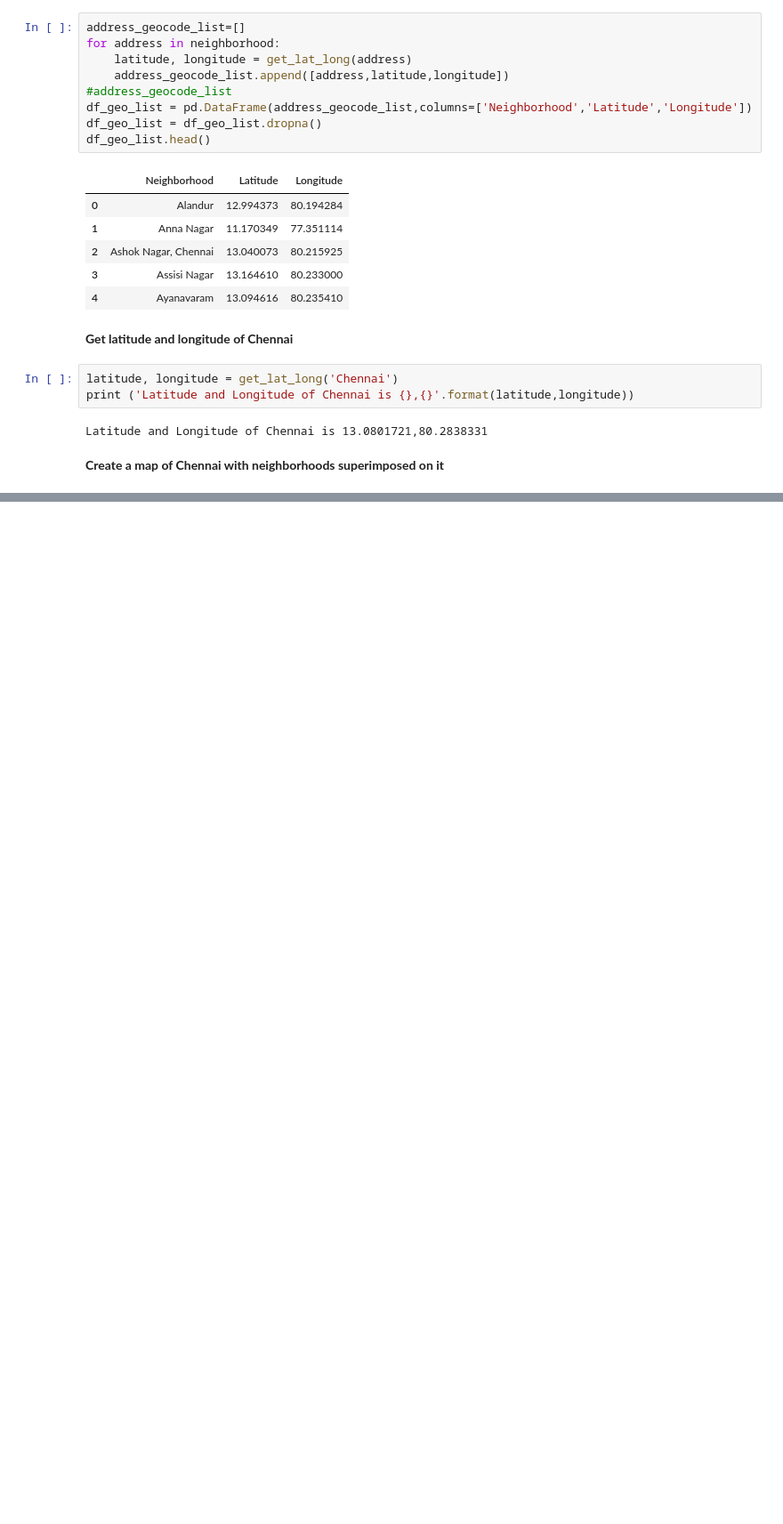
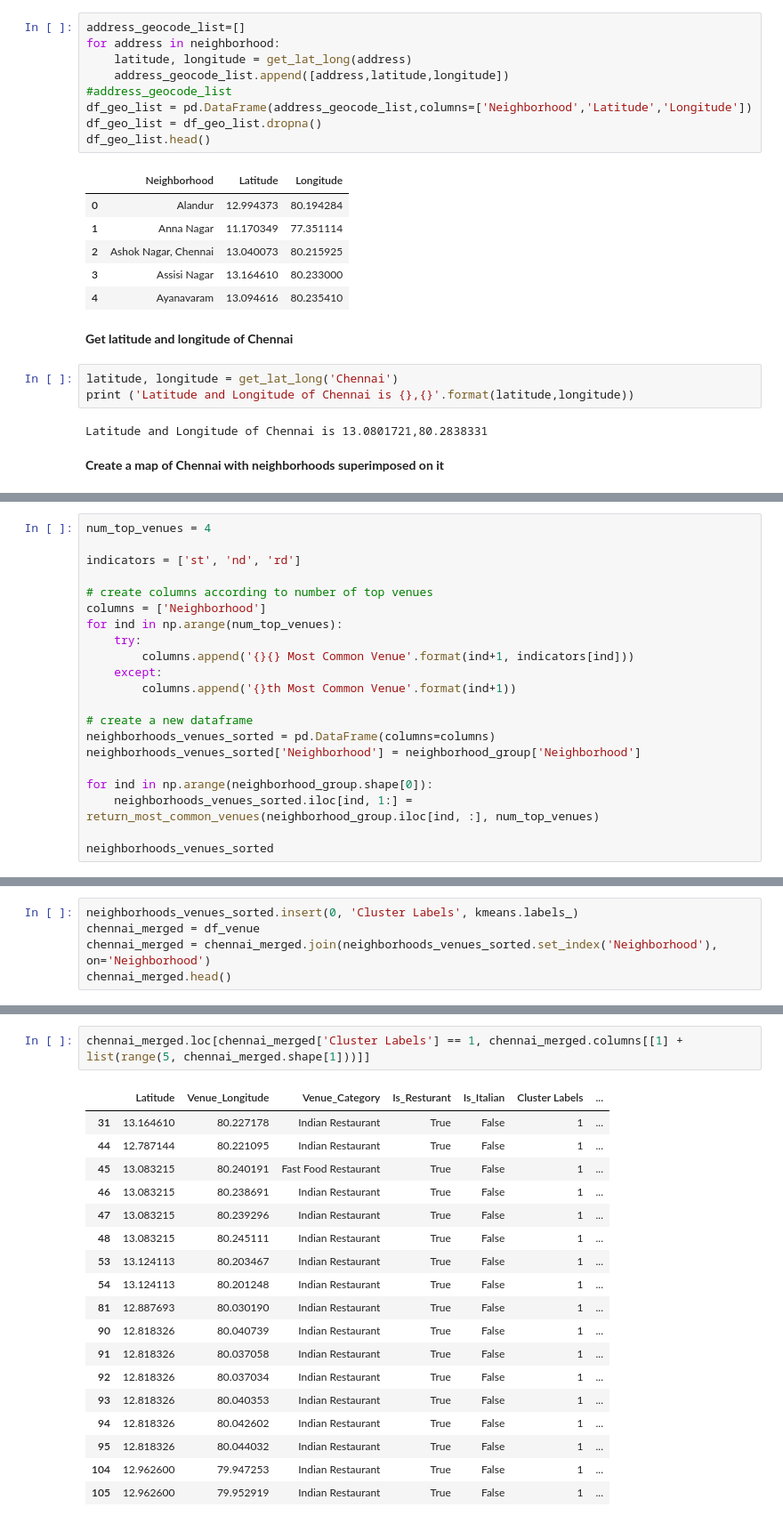
Before and after one commit to pythonraju/Coursera_Capstone, a Jupyter notebook: Capstone_Final_Project_Week2.ipynb, the cells around one changed output, grey strips where cells are left out. Shown: that part at 89% size. Cells and saved outputs as stored; diff of their text form; blank space fills up the shorter version.

```diff
--- a/Capstone_Final_Project_Week2.ipynb
+++ b/Capstone_Final_Project_Week2.ipynb
@@ -122,0 +238,21 @@ chennai_map
+# %%
+num_top_venues = 4
+
+indicators = ['st', 'nd', 'rd']
+
+# create columns according to number of top venues
+columns = ['Neighborhood']
+for ind in np.arange(num_top_venues):
+    try:
+        columns.append('{}{} Most Common Venue'.format(ind+1, indicators[ind]))
+    except:
+        columns.append('{}th Most Common Venue'.format(ind+1))
+
+# create a new dataframe
+neighborhoods_venues_sorted = pd.DataFrame(columns=columns)
+neighborhoods_venues_sorted['Neighborhood'] = neighborhood_group['Neighborhood']
+
+for ind in np.arange(neighborhood_group.shape[0]):
+    neighborhoods_venues_sorted.iloc[ind, 1:] = return_most_common_venues(neighborhood_group.iloc[ind, :], num_top_venues)
+
+neighborhoods_venues_sorted
@@ -122,0 +299,5 @@ chennai_map
+# %%
+neighborhoods_venues_sorted.insert(0, 'Cluster Labels', kmeans.labels_)
+chennai_merged = df_venue
+chennai_merged = chennai_merged.join(neighborhoods_venues_sorted.set_index('Neighborhood'), on='Neighborhood')
+chennai_merged.head()
@@ -122,0 +357,21 @@ chennai_map
+# %%
+chennai_merged.loc[chennai_merged['Cluster Labels'] == 1, chennai_merged.columns[[1] + list(range(5, chennai_merged.shape[1]))]]
+# %% [output]
+|  | Latitude | Venue_Longitude | Venue_Category | Is_Resturant | Is_Italian | Cluster Labels | ... |
+| 31 | 13.164610 | 80.227178 | Indian Restaurant | True | False | 1 | ... |
+| 44 | 12.787144 | 80.221095 | Indian Restaurant | True | False | 1 | ... |
+| 45 | 13.083215 | 80.240191 | Fast Food Restaurant | True | False | 1 | ... |
+| 46 | 13.083215 | 80.238691 | Indian Restaurant | True | False | 1 | ... |
+| 47 | 13.083215 | 80.239296 | Indian Restaurant | True | False | 1 | ... |
+| 48 | 13.083215 | 80.245111 | Indian Restaurant | True | False | 1 | ... |
+| 53 | 13.124113 | 80.203467 | Indian Restaurant | True | False | 1 | ... |
+| 54 | 13.124113 | 80.201248 | Indian Restaurant | True | False | 1 | ... |
+| 81 | 12.887693 | 80.030190 | Indian Restaurant | True | False | 1 | ... |
+| 90 | 12.818326 | 80.040739 | Indian Restaurant | True | False | 1 | ... |
+| 91 | 12.818326 | 80.037058 | Indian Restaurant | True | False | 1 | ... |
+| 92 | 12.818326 | 80.037034 | Indian Restaurant | True | False | 1 | ... |
+| 93 | 12.818326 | 80.040353 | Indian Restaurant | True | False | 1 | ... |
+| 94 | 12.818326 | 80.042602 | Indian Restaurant | True | False | 1 | ... |
+| 95 | 12.818326 | 80.044032 | Indian Restaurant | True | False | 1 | ... |
+| 104 | 12.962600 | 79.947253 | Indian Restaurant | True | False | 1 | ... |
+| 105 | 12.962600 | 79.952919 | Indian Restaurant | True | False | 1 | ... |
```
Also changed, not shown: parts of 22 cells of this notebook.
